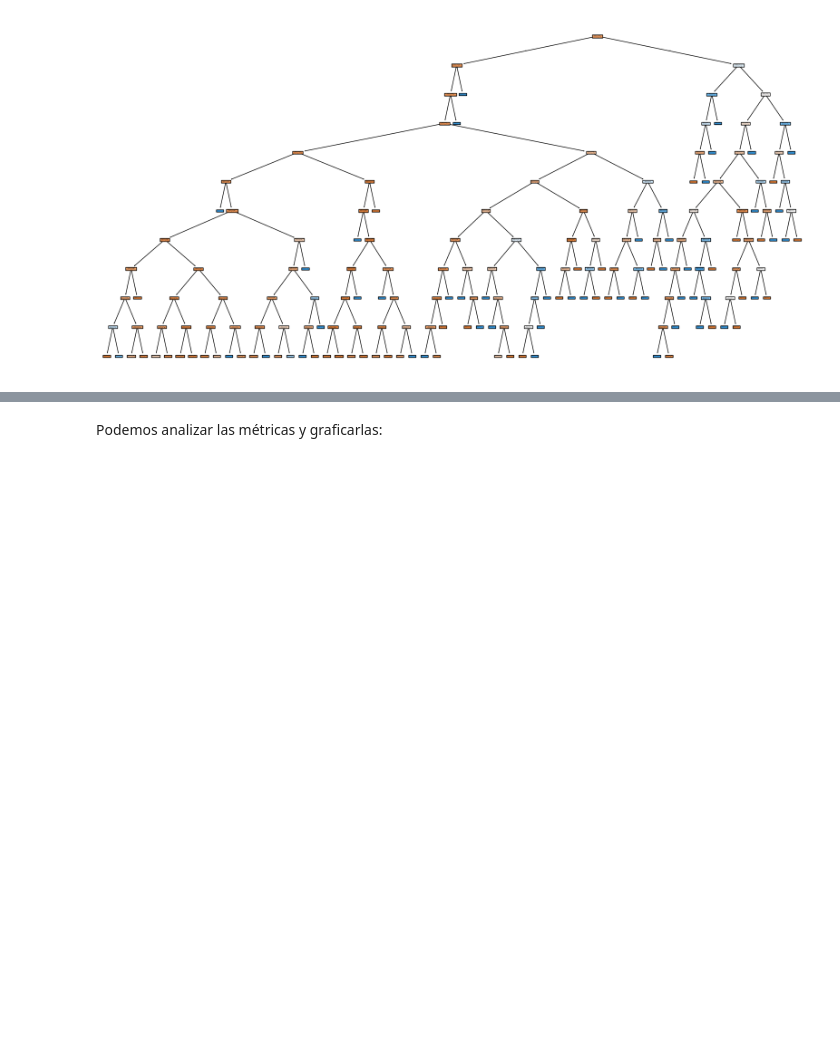
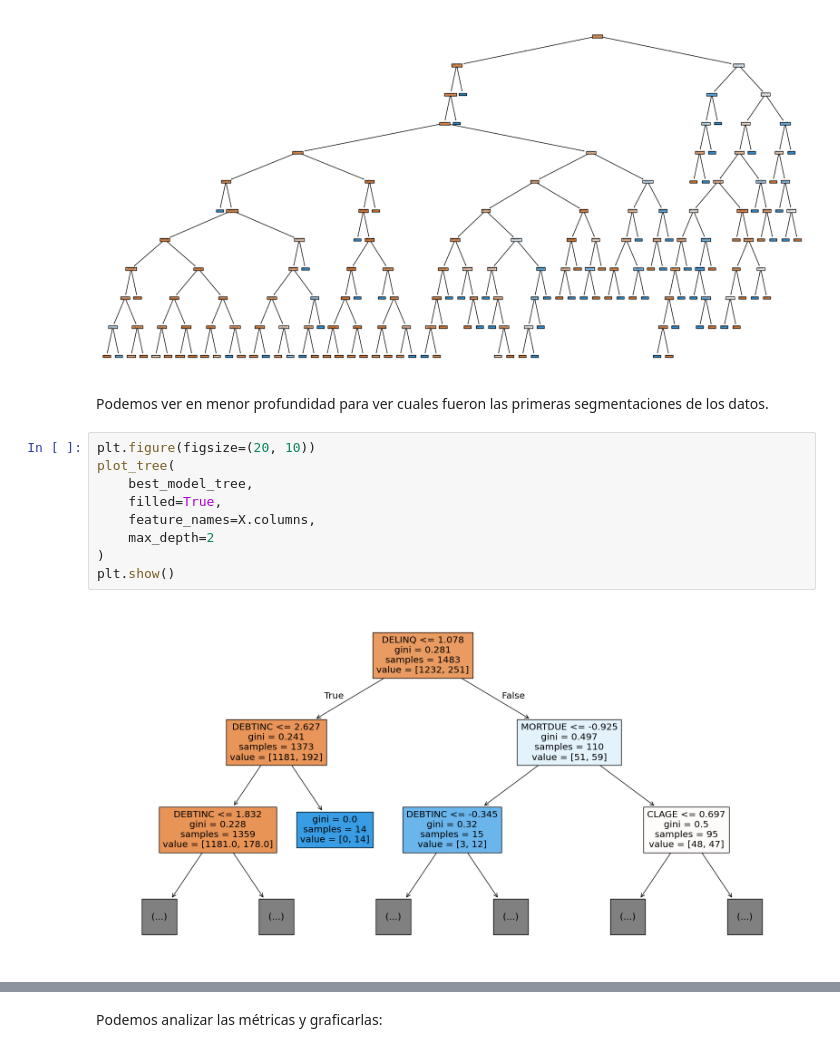
Before and after one commit to gonzaloangaut/DiploDatos, a Jupyter notebook: IAA/Entregables/Lab 2.ipynb, the cells around one changed output, grey strips where cells are left out. Saved outputs shown, nothing was run; the diff lists cells and outputs as text; blank space fills up the shorter version.

```diff
--- a/IAA/Entregables/Lab 2.ipynb
+++ b/IAA/Entregables/Lab 2.ipynb
@@ -551,3 +548,16 @@ plot_tree(best_model_tree, filled=True, feature_names=X.columns)
 plt.show()
 # %% [output]
 [figure]
+# %% [markdown]
+Podemos ver en menor profundidad para ver cuales fueron las primeras segmentaciones de los datos.
+# %%
+plt.figure(figsize=(20, 10))
+plot_tree(
+    best_model_tree,
+    filled=True,
+    feature_names=X.columns,
+    max_depth=2
+)
+plt.show()
+# %% [output]
+[figure, added]
```
Also changed, not shown: parts of 13 cells of this notebook, 1 other file.
